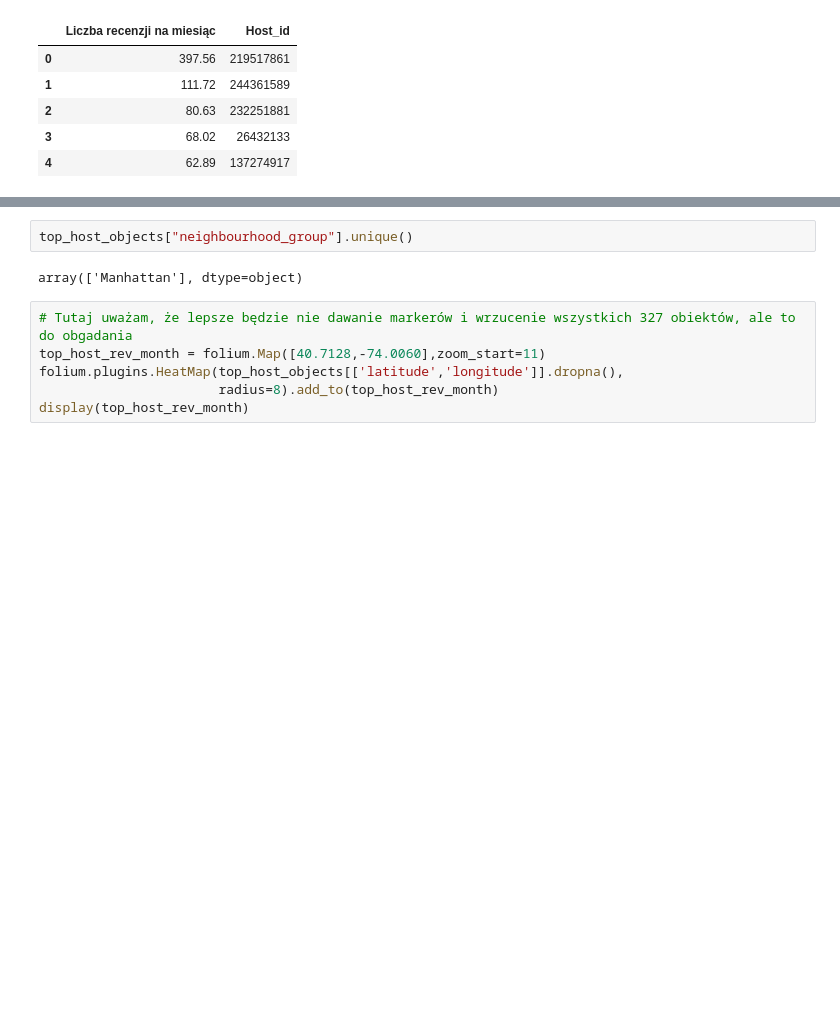
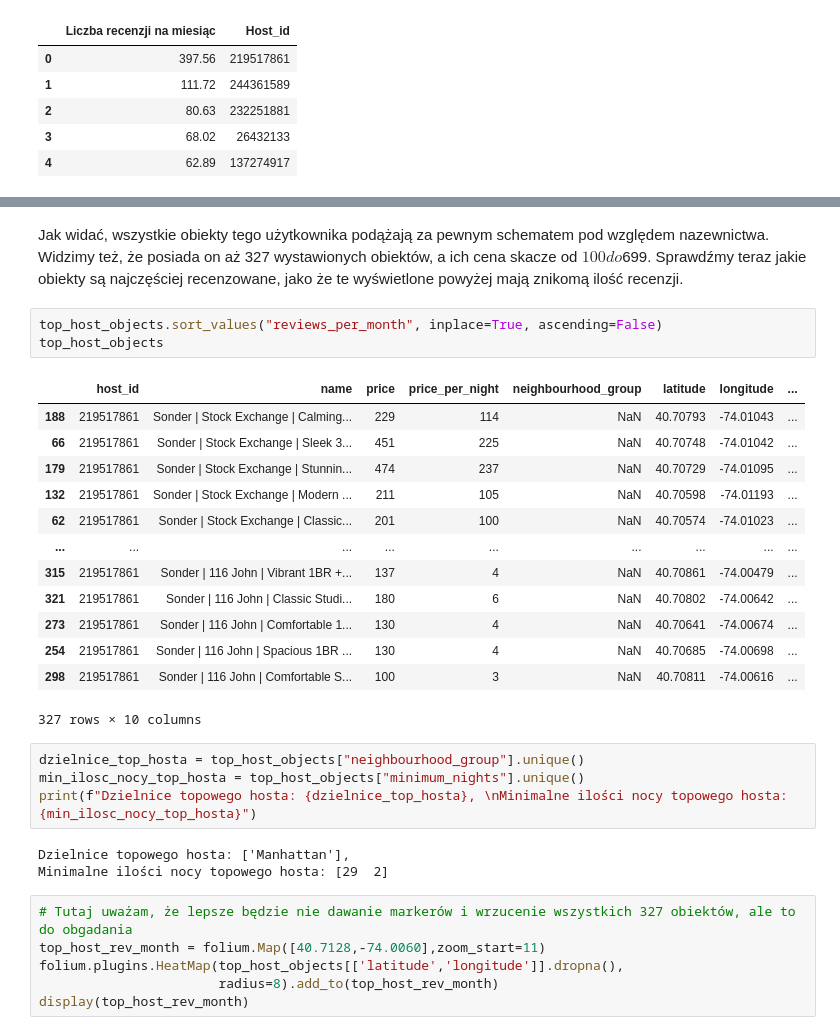
Before and after one commit to veern/Analiza-danych-airbnb, a Jupyter notebook: Analiza-Airbnb.ipynb, the cells around one changed output, grey strips where cells are left out. Saved outputs shown, nothing was run; the diff lists cells and outputs as text; blank space fills up the shorter version.

```diff
--- a/Analiza-Airbnb.ipynb
+++ b/Analiza-Airbnb.ipynb
@@ -474,7 +480,29 @@ top_host_objects
+# %% [markdown]
+Jak widać, wszystkie obiekty tego użytkownika podążają za pewnym schematem pod względem nazewnictwa. Widzimy też, że posiada on aż 327 wystawionych obiektów, a ich cena skacze od $100 do $699. Sprawdźmy teraz jakie obiekty są najczęściej recenzowane, jako że te wyświetlone powyżej mają znikomą ilość recenzji.
+# %%
+top_host_objects.sort_values("reviews_per_month", inplace=True, ascending=False)
+top_host_objects
+# %% [output]
+|  | host_id | name | price | price_per_night | neighbourhood_group | latitude | longitude | ... |
+| 188 | 219517861 | Sonder | Stock Exchange | Calming... | 229 | 114 | NaN | 40.70793 | -74.01043 | ... |
+| 66 | 219517861 | Sonder | Stock Exchange | Sleek 3... | 451 | 225 | NaN | 40.70748 | -74.01042 | ... |
+| 179 | 219517861 | Sonder | Stock Exchange | Stunnin... | 474 | 237 | NaN | 40.70729 | -74.01095 | ... |
+| 132 | 219517861 | Sonder | Stock Exchange | Modern ... | 211 | 105 | NaN | 40.70598 | -74.01193 | ... |
+| 62 | 219517861 | Sonder | Stock Exchange | Classic... | 201 | 100 | NaN | 40.70574 | -74.01023 | ... |
+| ... | ... | ... | ... | ... | ... | ... | ... | ... |
+| 315 | 219517861 | Sonder | 116 John | Vibrant 1BR +... | 137 | 4 | NaN | 40.70861 | -74.00479 | ... |
+| 321 | 219517861 | Sonder | 116 John | Classic Studi... | 180 | 6 | NaN | 40.70802 | -74.00642 | ... |
+| 273 | 219517861 | Sonder | 116 John | Comfortable 1... | 130 | 4 | NaN | 40.70641 | -74.00674 | ... |
+| 254 | 219517861 | Sonder | 116 John | Spacious 1BR ... | 130 | 4 | NaN | 40.70685 | -74.00698 | ... |
+| 298 | 219517861 | Sonder | 116 John | Comfortable S... | 100 | 3 | NaN | 40.70811 | -74.00616 | ... |
+327 rows × 10 columns
 # %%
-top_host_objects["neighbourhood_group"].unique()
+dzielnice_top_hosta = top_host_objects["neighbourhood_group"].unique()
+min_ilosc_nocy_top_hosta = top_host_objects["minimum_nights"].unique()
+print(f"Dzielnice topowego hosta: {dzielnice_top_hosta}, \nMinimalne ilości nocy topowego hosta: {min_ilosc_nocy_top_hosta}")
 # %% [output]
-array(['Manhattan'], dtype=object)
+Dzielnice topowego hosta: ['Manhattan'],
+Minimalne ilości nocy topowego hosta: [29  2]
 # %%
 # Tutaj uważam, że lepsze będzie nie dawanie markerów i wrzucenie wszystkich 327 obiektów, ale to do obgadania
 top_host_rev_month = folium.Map([40.7128,-74.0060],zoom_start=11)
```
Also changed, not shown: parts of 5 cells of this notebook.
